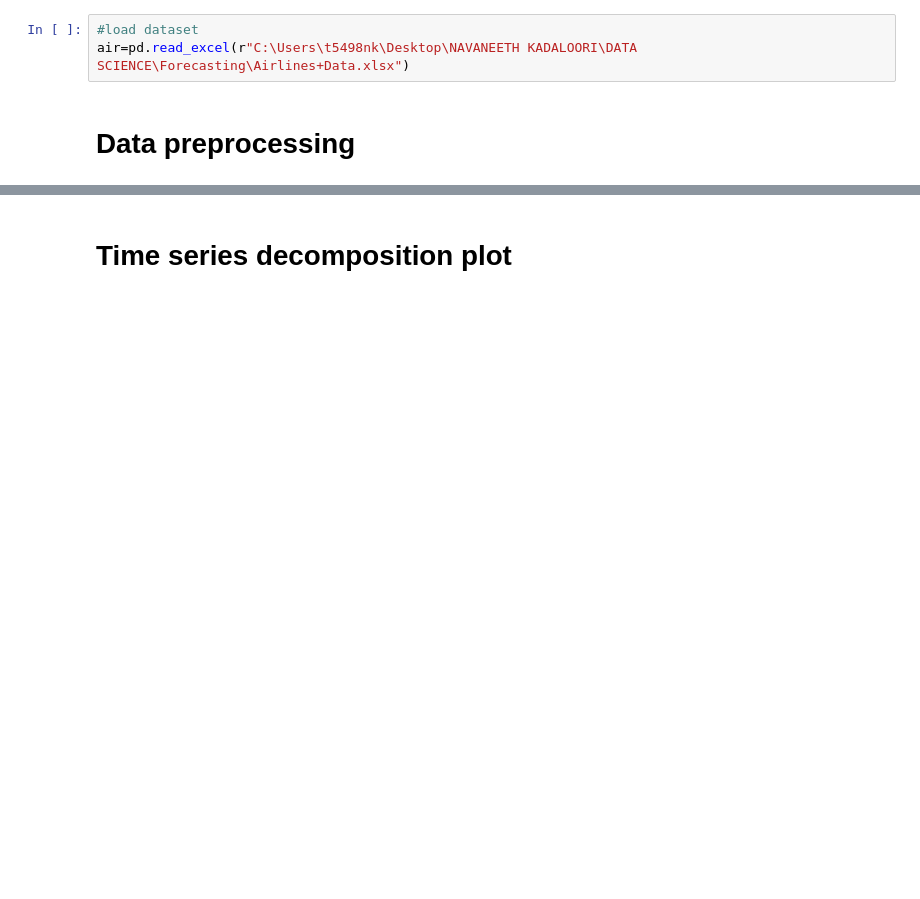
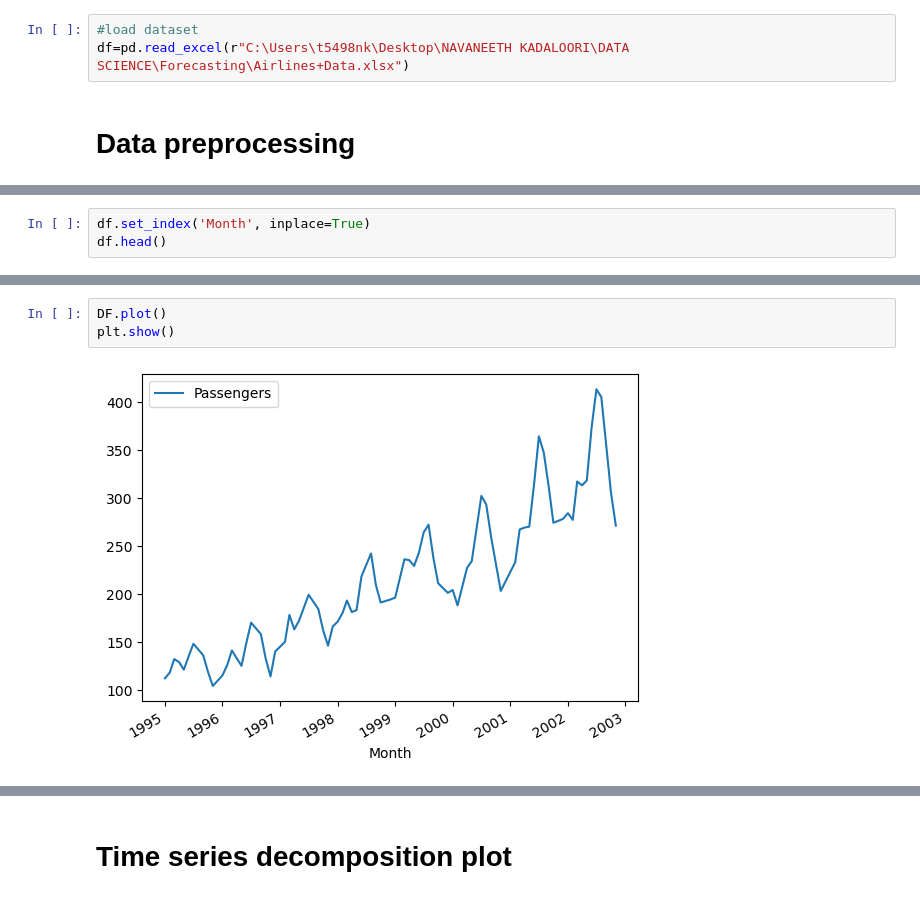
Before and after one commit to navaneeth1612/Assignment_18_Forecasting_Airlines, a Jupyter notebook: Assignment_18_Forecasting_Airlines.ipynb, the cells around one changed output, grey strips where cells are left out. Cells and saved outputs as stored; diff of their text form; blank space fills up the shorter version.

```diff
--- a/Assignment_18_Forecasting_Airlines.ipynb
+++ b/Assignment_18_Forecasting_Airlines.ipynb
@@ -15,6 +24,6 @@ import warnings
 warnings.filterwarnings("ignore")
 # %%
 #load dataset
-air=pd.read_excel(r"C:\Users\t5498nk\Desktop\NAVANEETH KADALOORI\DATA SCIENCE\Forecasting\Airlines+Data.xlsx")
+df=pd.read_excel(r"C:\Users\t5498nk\Desktop\NAVANEETH KADALOORI\DATA SCIENCE\Forecasting\Airlines+Data.xlsx")
 # %% [markdown]
 # Data preprocessing
@@ -124,0 +79,3 @@ plt.legend(loc='best')
+# %%
+df.set_index('Month', inplace=True)
+df.head()
@@ -124,0 +173,5 @@ plt.legend(loc='best')
+# %%
+DF.plot()
+plt.show()
+# %% [output]
+[figure, added]
```
Also changed, not shown: parts of 119 cells of this notebook.
